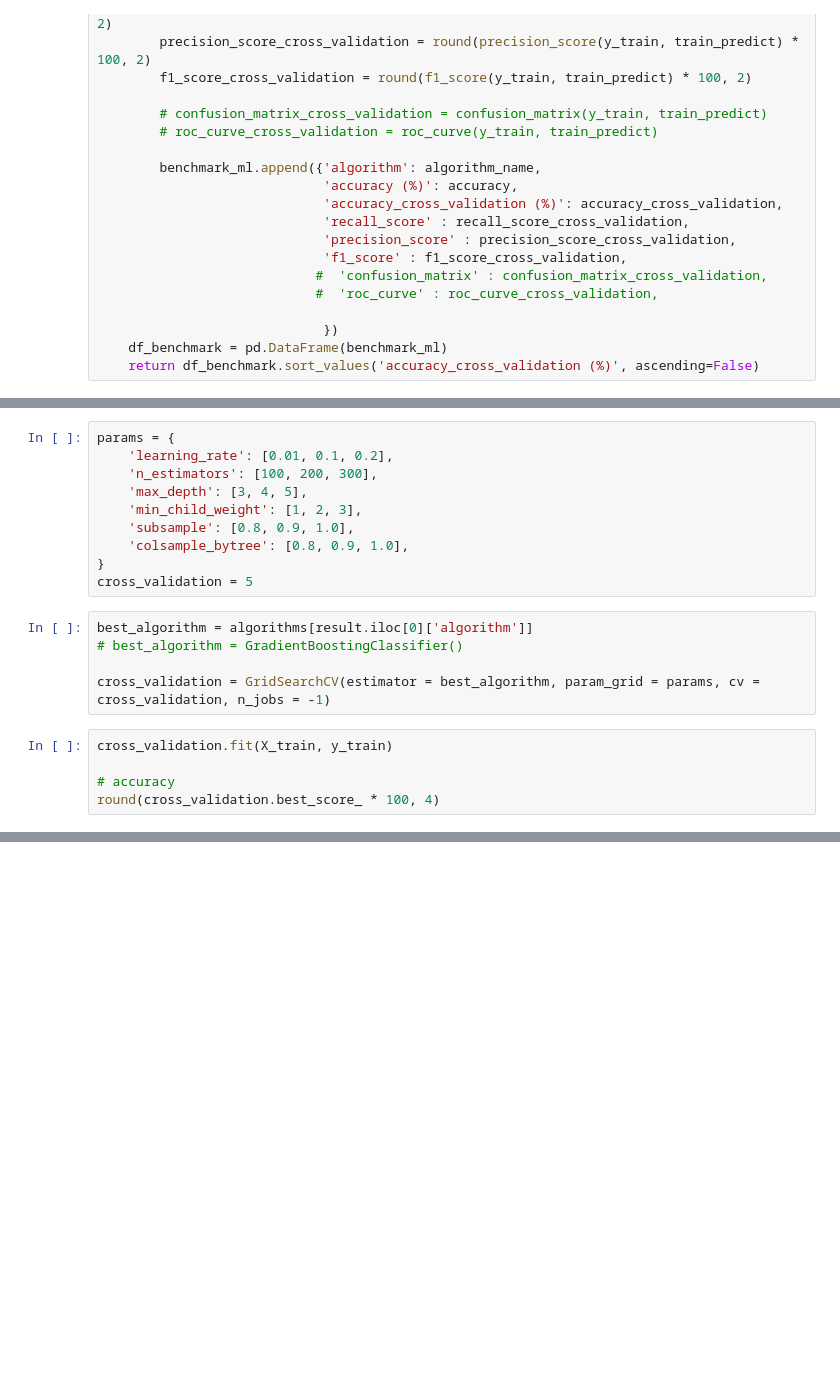
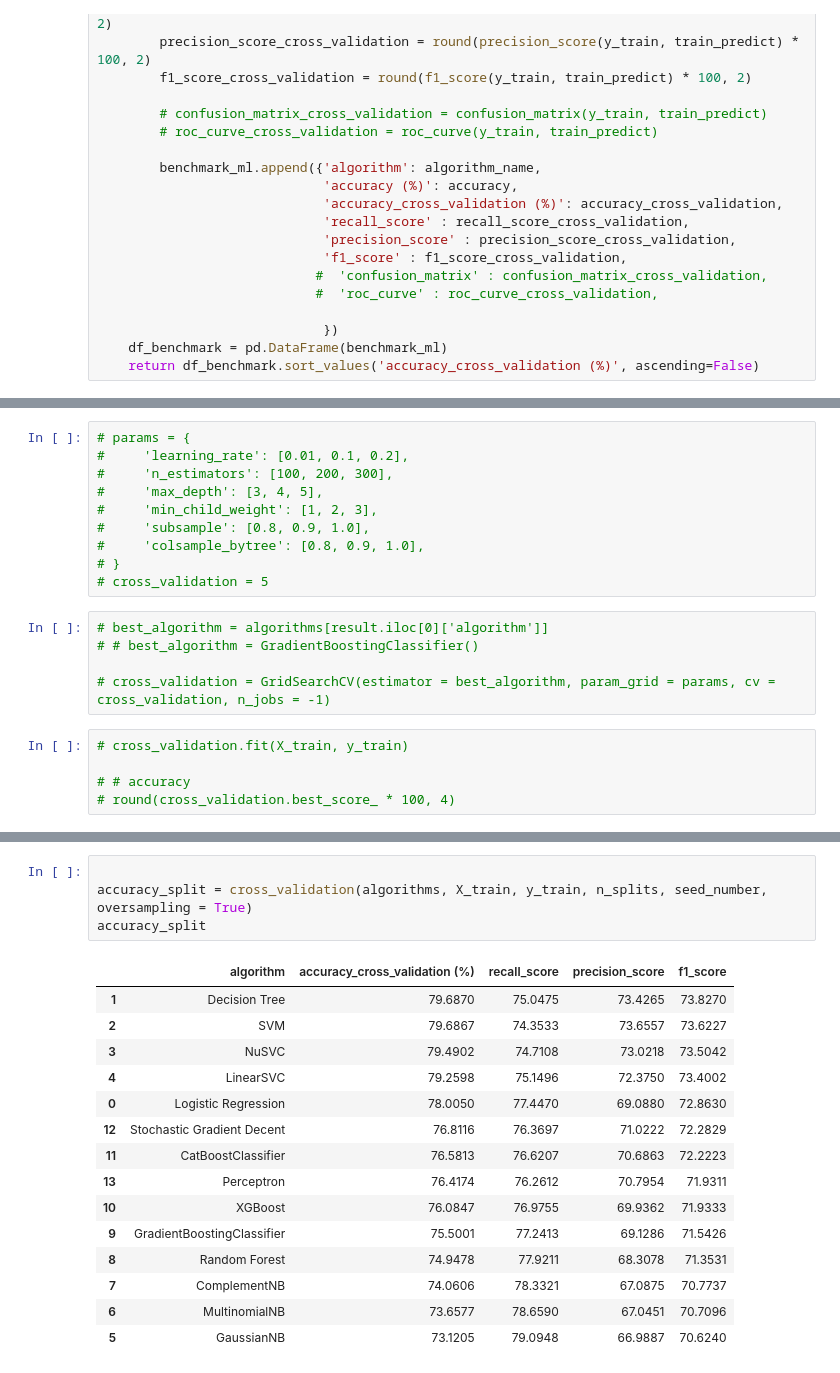
Before and after one commit to rvanguita/DataScientists, a Jupyter notebook: Projects/Kaggle/Titanic/titanic.ipynb, the cells around one changed output, grey strips where cells are left out. Cells and saved outputs as stored; diff of their text form; blank space fills up the shorter version.

```diff
--- a/Projects/Kaggle/Titanic/titanic.ipynb
+++ b/Projects/Kaggle/Titanic/titanic.ipynb
@@ -499,20 +505,20 @@ Learning rate set to 0.009807
 # %%
-params = {
-    'learning_rate': [0.01, 0.1, 0.2],
-    'n_estimators': [100, 200, 300],
-    'max_depth': [3, 4, 5],
-    'min_child_weight': [1, 2, 3],
-    'subsample': [0.8, 0.9, 1.0],
-    'colsample_bytree': [0.8, 0.9, 1.0],
-}
-cross_validation = 5
+# params = {
+#     'learning_rate': [0.01, 0.1, 0.2],
+#     'n_estimators': [100, 200, 300],
+#     'max_depth': [3, 4, 5],
+#     'min_child_weight': [1, 2, 3],
+#     'subsample': [0.8, 0.9, 1.0],
+#     'colsample_bytree': [0.8, 0.9, 1.0],
+# }
+# cross_validation = 5
 # %%
-best_algorithm = algorithms[result.iloc[0]['algorithm']]
-# best_algorithm = GradientBoostingClassifier()
+# best_algorithm = algorithms[result.iloc[0]['algorithm']]
+# # best_algorithm = GradientBoostingClassifier()
 
-cross_validation = GridSearchCV(estimator = best_algorithm, param_grid = params, cv = cross_validation, n_jobs = -1)
+# cross_validation = GridSearchCV(estimator = best_algorithm, param_grid = params, cv = cross_validation, n_jobs = -1)
 # %%
-cross_validation.fit(X_train, y_train)
+# cross_validation.fit(X_train, y_train)
 
-# accuracy
-round(cross_validation.best_score_ * 100, 4)
+# # accuracy
+# round(cross_validation.best_score_ * 100, 4)
@@ -541,0 +597,20 @@ solution.to_csv('data/solution/test.csv', index = False)
+# %%
+
+accuracy_split = cross_validation(algorithms, X_train, y_train, n_splits, seed_number, oversampling = True)
+accuracy_split
+# %% [output]
+|  | algorithm | accuracy_cross_validation (%) | recall_score | precision_score | f1_score |
+| 1 | Decision Tree | 79.6870 | 75.0475 | 73.4265 | 73.8270 |
+| 2 | SVM | 79.6867 | 74.3533 | 73.6557 | 73.6227 |
+| 3 | NuSVC | 79.4902 | 74.7108 | 73.0218 | 73.5042 |
+| 4 | LinearSVC | 79.2598 | 75.1496 | 72.3750 | 73.4002 |
+| 0 | Logistic Regression | 78.0050 | 77.4470 | 69.0880 | 72.8630 |
+| 12 | Stochastic Gradient Decent | 76.8116 | 76.3697 | 71.0222 | 72.2829 |
+| 11 | CatBoostClassifier | 76.5813 | 76.6207 | 70.6863 | 72.2223 |
+| 13 | Perceptron | 76.4174 | 76.2612 | 70.7954 | 71.9311 |
+| 10 | XGBoost | 76.0847 | 76.9755 | 69.9362 | 71.9333 |
+| 9 | GradientBoostingClassifier | 75.5001 | 77.2413 | 69.1286 | 71.5426 |
+| 8 | Random Forest | 74.9478 | 77.9211 | 68.3078 | 71.3531 |
+| 7 | ComplementNB | 74.0606 | 78.3321 | 67.0875 | 70.7737 |
+| 6 | MultinomialNB | 73.6577 | 78.6590 | 67.0451 | 70.7096 |
+| 5 | GaussianNB | 73.1205 | 79.0948 | 66.9887 | 70.6240 |
```
Also changed, not shown: parts of 18 cells of this notebook, 4 other files.
